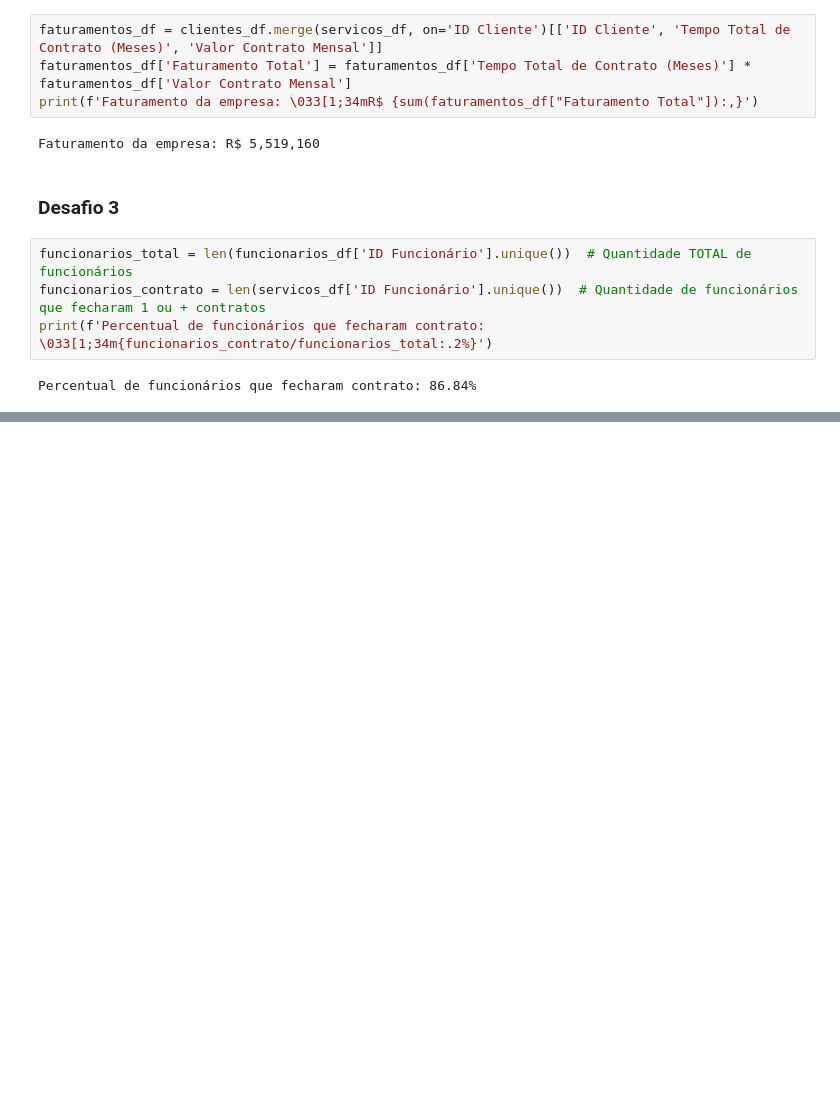
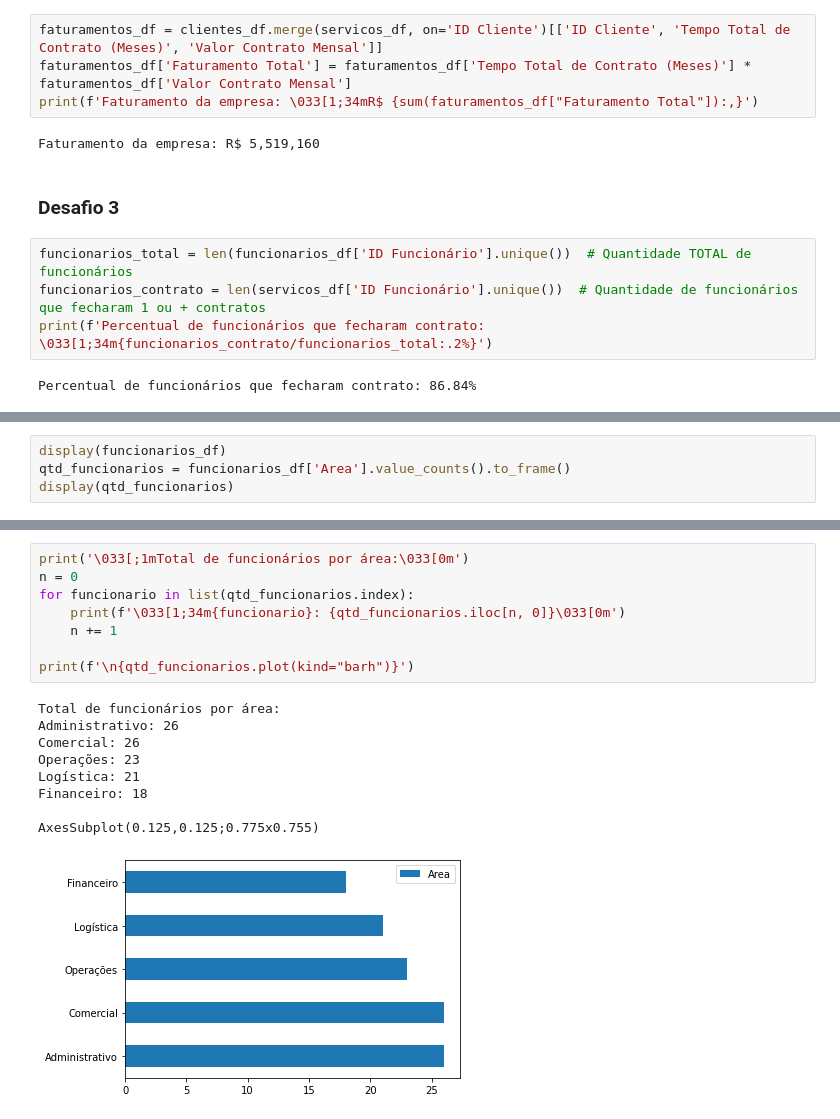
Before and after one commit to yurifalves/Exercicios, a Jupyter notebook: Outros Exercícios/Python/desafiopandas-pi.ipynb, the cells around one changed output, grey strips where cells are left out. Drawn from its saved outputs; the diff is of its cells as text; blank space fills up the shorter version.

```diff
--- a/Outros Exercícios/Python/desafiopandas-pi.ipynb
+++ b/Outros Exercícios/Python/desafiopandas-pi.ipynb
@@ -133,0 +136,4 @@ pass
+# %%
+display(funcionarios_df)
+qtd_funcionarios = funcionarios_df['Area'].value_counts().to_frame()
+display(qtd_funcionarios)
@@ -133,0 +160,18 @@ pass
+# %%
+print('\033[;1mTotal de funcionários por área:\033[0m')
+n = 0
+for funcionario in list(qtd_funcionarios.index):
+    print(f'\033[1;34m{funcionario}: {qtd_funcionarios.iloc[n, 0]}\033[0m')
+    n += 1
+
+print(f'\n{qtd_funcionarios.plot(kind="barh")}')
+# %% [output]
+Total de funcionários por área:
+Administrativo: 26
+Comercial: 26
+Operações: 23
+Logística: 21
+Financeiro: 18
+
+AxesSubplot(0.125,0.125;0.775x0.755)
+[figure, added]
```
Also changed, not shown: parts of 11 cells of this notebook.
